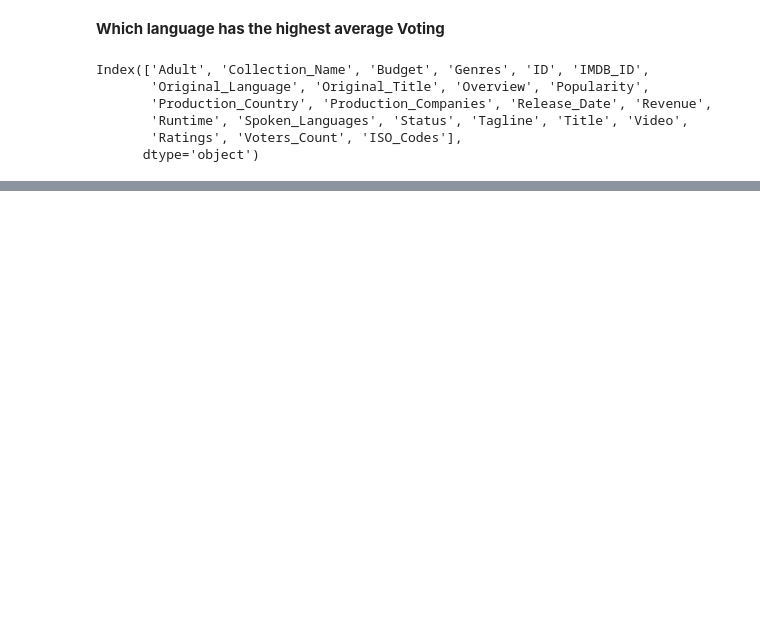
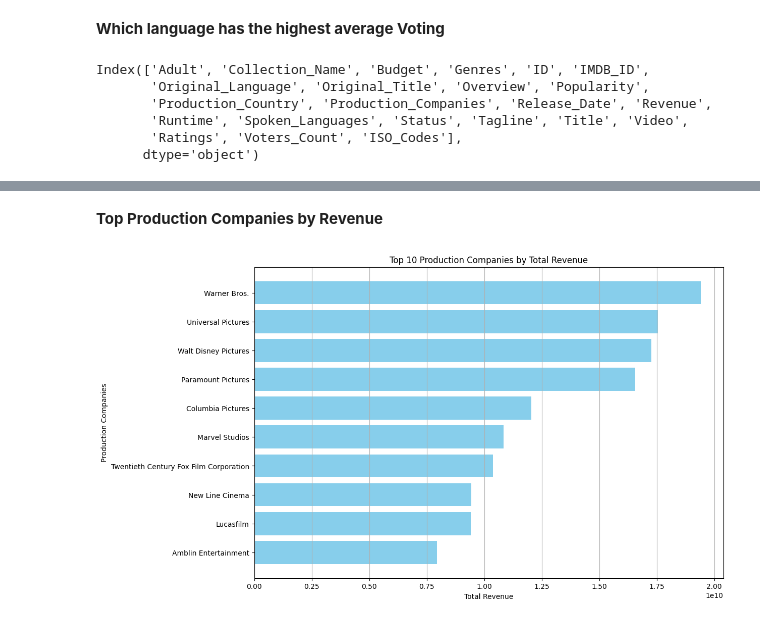
Before and after one commit to slimrivermoi/Techlabs-DS5, a Jupyter notebook: edit_data/Chan/EDA_Chan.ipynb, the cells around one changed output, grey strips where cells are left out. Saved outputs shown, nothing was run; the diff lists cells and outputs as text; code cells hidden in the pictures; blank space fills up the shorter version.

```diff
--- a/edit_data/Chan/EDA_Chan.ipynb
+++ b/edit_data/Chan/EDA_Chan.ipynb
@@ -312,0 +328,26 @@ movies_df.head(2)
+# %% [markdown]
+**Top Production Companies by Revenue**
+# %%
+# Assuming 'Production_Companies' and 'Revenue' are columns in your dataframe
+
+# Step 1: Explode the 'Production_Companies' column if it contains lists of companies
+movies_df_exploded = movies_df.explode('Production_Companies')
+
+# Step 2: Group by 'Production_Companies' and sum the 'Revenue'
+company_revenue = movies_df_exploded.groupby('Production_Companies')['Revenue'].sum().reset_index()
+
+# Step 3: Sort the companies by total revenue and select the top 10
+top_companies = company_revenue.sort_values(by='Revenue', ascending=False).head(10)
+
+# Step 4: Plotting
+plt.figure(figsize=(12, 8))
+plt.barh(top_companies['Production_Companies'], top_companies['Revenue'], color='skyblue')
+plt.xlabel('Total Revenue')
+plt.ylabel('Production Companies')
+plt.title('Top 10 Production Companies by Total Revenue')
+plt.gca().invert_yaxis()  # Invert y-axis to have the highest revenue at the top
+plt.grid(axis='x')
+
+plt.show()
+# %% [output]
+[figure, added]
```
Also changed, not shown: parts of 16 cells of this notebook, 1 other file.
